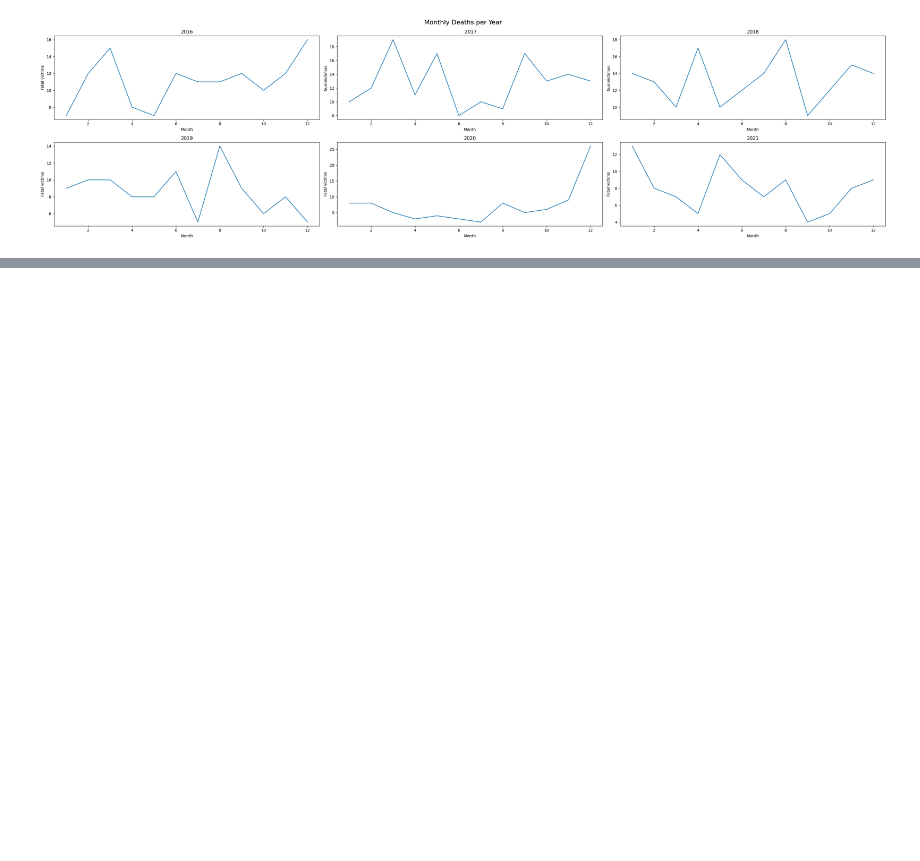
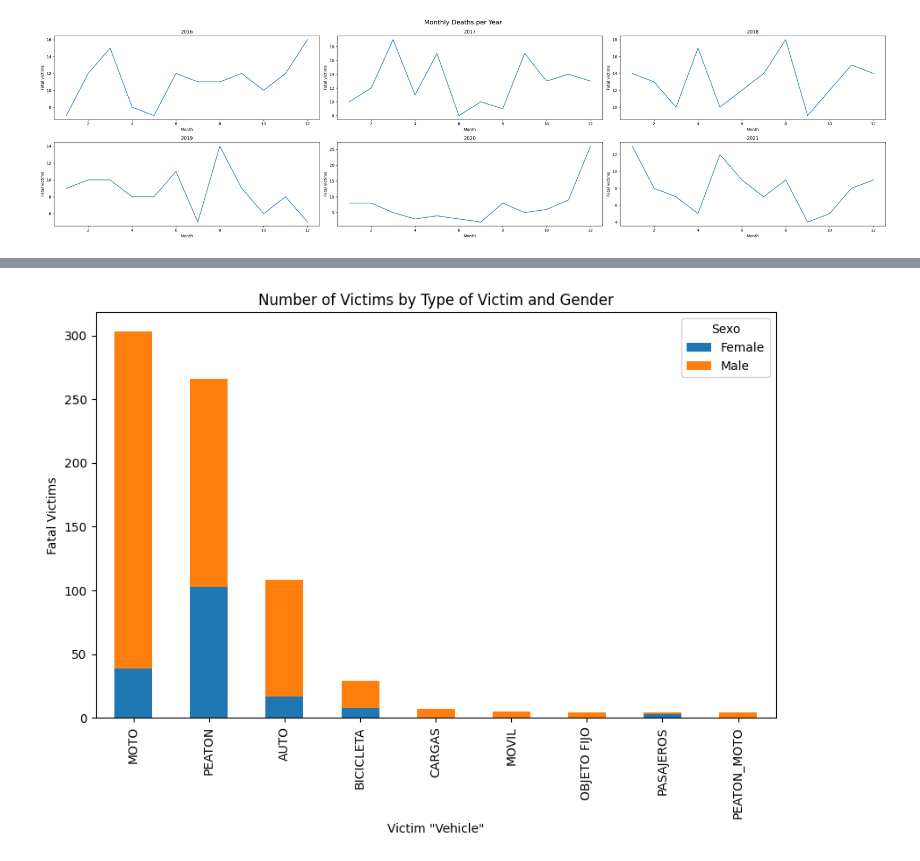
Before and after one commit to priscilamuniz/PI_Accidentes_Viales, a Jupyter notebook: 03_EDA.ipynb, the cells around one changed output, grey strips where cells are left out. Cells and saved outputs as stored; diff of their text form; code cells hidden in the pictures; blank space fills up the shorter version.

```diff
--- a/03_EDA.ipynb
+++ b/03_EDA.ipynb
@@ -377,0 +345,4 @@ plt.show()
+# %%
+t.VictimsbyAcusedAndGender(df)
+# %% [output]
+[figure, added]
```
Also changed, not shown: parts of 15 cells of this notebook, 8 other files.
